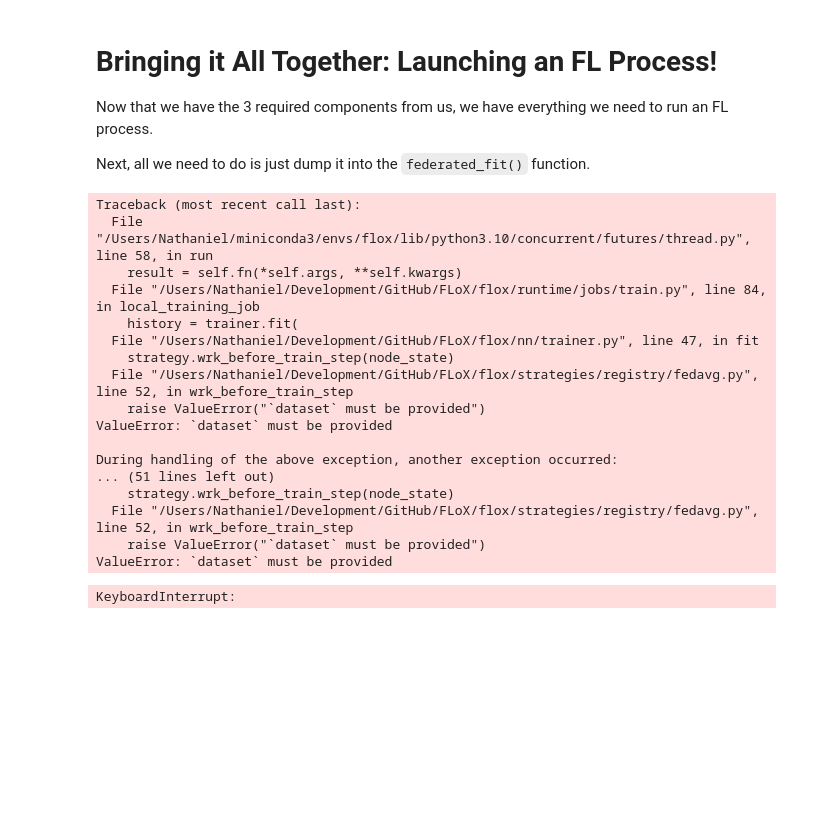
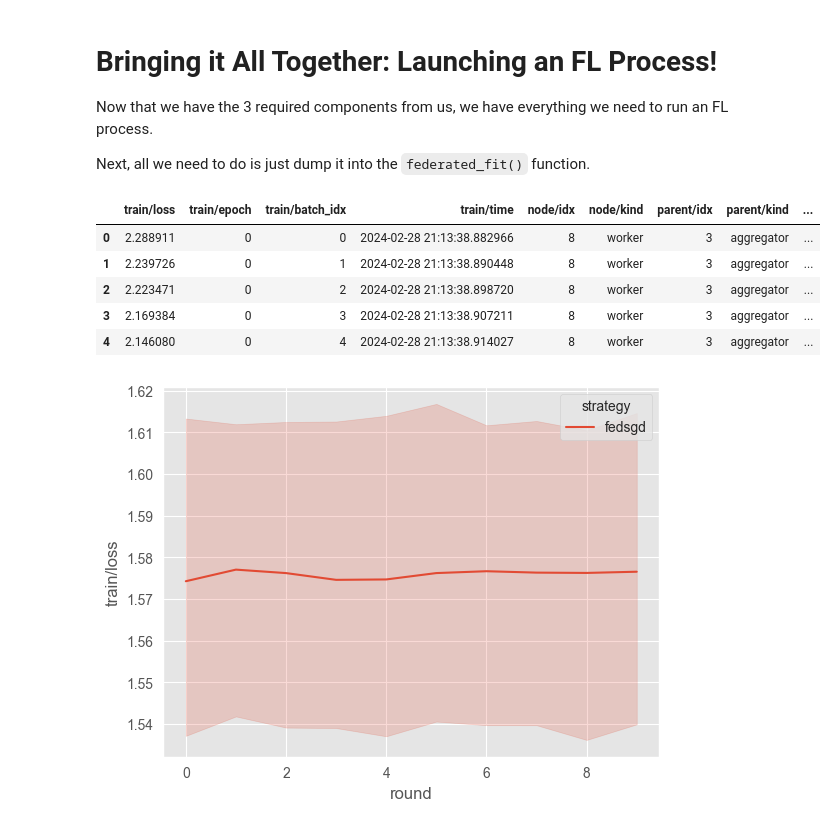
Before and after one commit to h-flox/flox, a Jupyter notebook: examples/notebooks/Quickstart.ipynb, the cells around one changed output. Cells and saved outputs as stored; diff of their text form; code cells hidden in the pictures; blank space fills up the shorter version.

```diff
--- a/examples/notebooks/Quickstart.ipynb
+++ b/examples/notebooks/Quickstart.ipynb
@@ -130,53 +130,43 @@ Next, all we need to do is just dump it into the `federated_fit()` function.
 # %%
 from flox import federated_fit
 from flox.strategies.registry.fedavg import FedAvg
 from pandas import DataFrame
 
 _, fedavg_results = federated_fit(
     flock,
     MyModule(),
     federated_data,
     num_global_rounds=10,
     launcher_kind="thread",
-    strategy="fedavg",
+    strategy="fedsgd",
     # where="local"
 )
 # _, fedprox_results = federated_fit(
 #     flock,
 #     MyModule(),
 #     federated_data,
 #     num_global_rounds=10,
 #     strategy="fedprox",
 #     # where="local"
 # )
 #
-fedavg_results["strategy"] = "fedavg"
+fedavg_results["strategy"] = "fedsgd"
 # fedprox_results["strategy"] = "fedprox"
 # results = pd.concat([fedavg_results, fedprox_results])
 results = fedavg_results
 results.head()
 # %% [output]
-Traceback (most recent call last):
-  File "/Users/Nathaniel/miniconda3/envs/flox/lib/python3.10/concurrent/futures/thread.py", line 58, in run
-    result = self.fn(*self.args, **self.kwargs)
-  File "/Users/Nathaniel/Development/GitHub/FLoX/flox/runtime/jobs/train.py", line 84, in local_training_job
-    history = trainer.fit(
-  File "/Users/Nathaniel/Development/GitHub/FLoX/flox/nn/trainer.py", line 47, in fit
-    strategy.wrk_before_train_step(node_state)
-  File "/Users/Nathaniel/Development/GitHub/FLoX/flox/strategies/registry/fedavg.py", line 52, in wrk_before_train_step
-    raise ValueError("`dataset` must be provided")
-ValueError: `dataset` must be provided
-
-During handling of the above exception, another exception occurred:
-... (51 lines left out)
-    strategy.wrk_before_train_step(node_state)
-  File "/Users/Nathaniel/Development/GitHub/FLoX/flox/strategies/registry/fedavg.py", line 52, in wrk_before_train_step
-    raise ValueError("`dataset` must be provided")
-ValueError: `dataset` must be provided
-KeyboardInterrupt:
+|  | train/loss | train/epoch | train/batch_idx | train/time | node/idx | node/kind | parent/idx | parent/kind | ... |
+| 0 | 2.288911 | 0 | 0 | 2024-02-28 21:13:38.882966 | 8 | worker | 3 | aggregator | ... |
+| 1 | 2.239726 | 0 | 1 | 2024-02-28 21:13:38.890448 | 8 | worker | 3 | aggregator | ... |
+| 2 | 2.223471 | 0 | 2 | 2024-02-28 21:13:38.898720 | 8 | worker | 3 | aggregator | ... |
+| 3 | 2.169384 | 0 | 3 | 2024-02-28 21:13:38.907211 | 8 | worker | 3 | aggregator | ... |
+| 4 | 2.146080 | 0 | 4 | 2024-02-28 21:13:38.914027 | 8 | worker | 3 | aggregator | ... |
 # %%
 import seaborn as sns
 
 plt.style.use("ggplot")
 sns.lineplot(results, x="round", y="train/loss", hue="strategy")
 plt.show()
+# %% [output]
+[figure, added]
```
Also changed, not shown: parts of 1 cell of this notebook, 2 other files.
